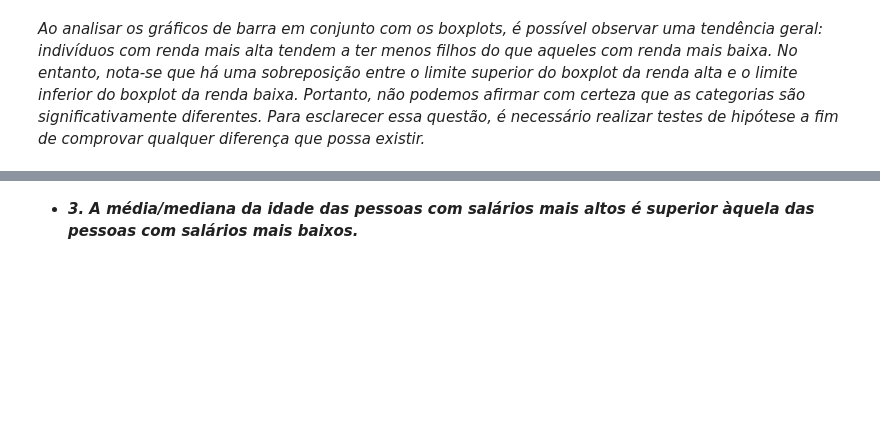
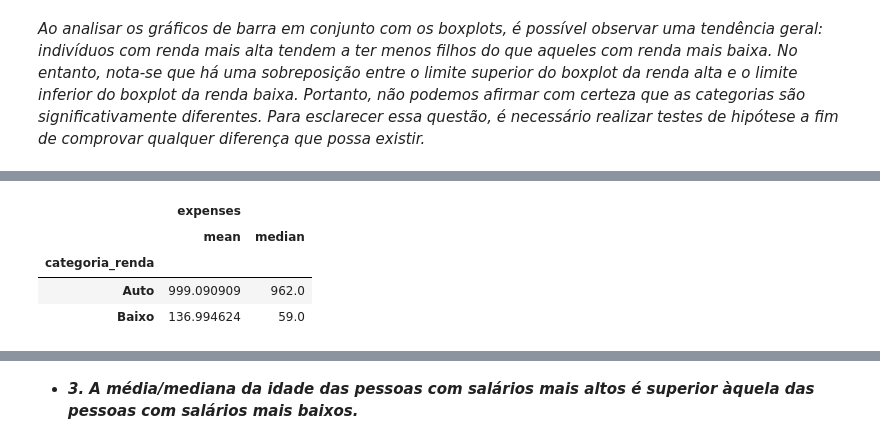
Before and after one commit to Oseiasdfarias/estatistica_do_basico_ao_avancado_EBA, a Jupyter notebook: atividades/1.0_estatistica_descritiva/1.0_Desafio_Ifood.ipynb, the cells around one changed output, grey strips where cells are left out. Saved outputs shown, nothing was run; the diff lists cells and outputs as text; code cells hidden in the pictures; blank space fills up the shorter version.

```diff
--- a/atividades/1.0_estatistica_descritiva/1.0_Desafio_Ifood.ipynb
+++ b/atividades/1.0_estatistica_descritiva/1.0_Desafio_Ifood.ipynb
@@ -516,0 +526,14 @@ plt.show()
+# %%
+(df_ifood.groupby(["categoria_renda"])
+ .agg({
+     "expenses": [
+         "mean",
+         "median"
+     ]
+ }))
+# %% [output]
+|  | expenses |  |
+|  | mean | median |
+| categoria_renda |  |  |
+| Auto | 999.090909 | 962.0 |
+| Baixo | 136.994624 | 59.0 |
```
Also changed, not shown: parts of 8 cells of this notebook.
